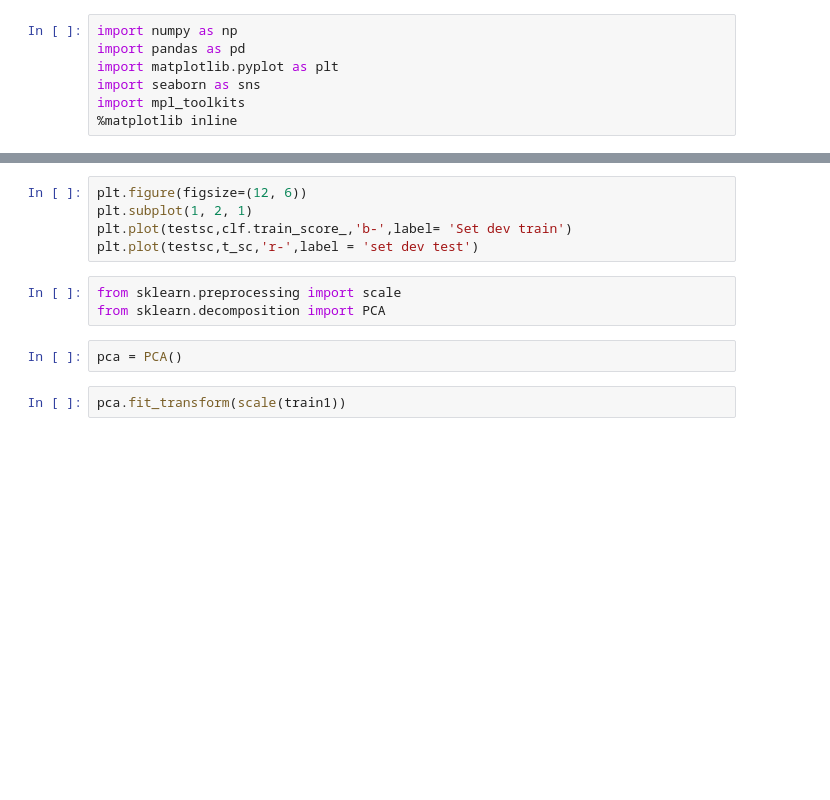
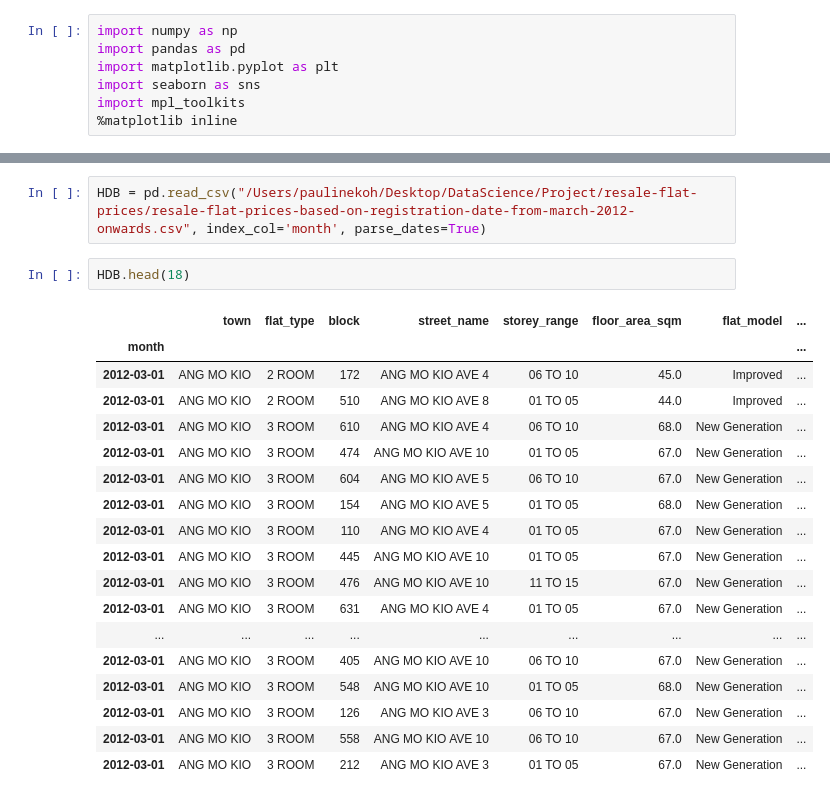
Before and after one commit to mecandoit/datascience, a Jupyter notebook: Housing.ipynb, the cells around one changed output, grey strips where cells are left out. Saved outputs shown, nothing was run; the diff lists cells and outputs as text; blank space fills up the shorter version.

Commit message:
Updating project

```diff
--- a/Housing.ipynb
+++ b/Housing.ipynb
@@ -180,12 +10,23 @@ testsc = np.arange((params['n_estimators']))+1
-# %%
-plt.figure(figsize=(12, 6))
-plt.subplot(1, 2, 1)
-plt.plot(testsc,clf.train_score_,'b-',label= 'Set dev train')
-plt.plot(testsc,t_sc,'r-',label = 'set dev test')
-# %%
-from sklearn.preprocessing import scale
-from sklearn.decomposition import PCA
-# %%
-pca = PCA()
-# %%
-pca.fit_transform(scale(train1))
+# %%
+HDB = pd.read_csv("/Users/paulinekoh/Desktop/DataScience/Project/resale-flat-prices/resale-flat-prices-based-on-registration-date-from-march-2012-onwards.csv", index_col='month', parse_dates=True)
+# %%
+HDB.head(18)
+# %% [output]
+|  | town | flat_type | block | street_name | storey_range | floor_area_sqm | flat_model | ... |
+| month |  |  |  |  |  |  |  | ... |
+| 2012-03-01 | ANG MO KIO | 2 ROOM | 172 | ANG MO KIO AVE 4 | 06 TO 10 | 45.0 | Improved | ... |
+| 2012-03-01 | ANG MO KIO | 2 ROOM | 510 | ANG MO KIO AVE 8 | 01 TO 05 | 44.0 | Improved | ... |
+| 2012-03-01 | ANG MO KIO | 3 ROOM | 610 | ANG MO KIO AVE 4 | 06 TO 10 | 68.0 | New Generation | ... |
+| 2012-03-01 | ANG MO KIO | 3 ROOM | 474 | ANG MO KIO AVE 10 | 01 TO 05 | 67.0 | New Generation | ... |
+| 2012-03-01 | ANG MO KIO | 3 ROOM | 604 | ANG MO KIO AVE 5 | 06 TO 10 | 67.0 | New Generation | ... |
+| 2012-03-01 | ANG MO KIO | 3 ROOM | 154 | ANG MO KIO AVE 5 | 01 TO 05 | 68.0 | New Generation | ... |
+| 2012-03-01 | ANG MO KIO | 3 ROOM | 110 | ANG MO KIO AVE 4 | 01 TO 05 | 67.0 | New Generation | ... |
+| 2012-03-01 | ANG MO KIO | 3 ROOM | 445 | ANG MO KIO AVE 10 | 01 TO 05 | 67.0 | New Generation | ... |
+| 2012-03-01 | ANG MO KIO | 3 ROOM | 476 | ANG MO KIO AVE 10 | 11 TO 15 | 67.0 | New Generation | ... |
+| 2012-03-01 | ANG MO KIO | 3 ROOM | 631 | ANG MO KIO AVE 4 | 01 TO 05 | 67.0 | New Generation | ... |
+| ... | ... | ... | ... | ... | ... | ... | ... | ... |
+| 2012-03-01 | ANG MO KIO | 3 ROOM | 405 | ANG MO KIO AVE 10 | 06 TO 10 | 67.0 | New Generation | ... |
+| 2012-03-01 | ANG MO KIO | 3 ROOM | 548 | ANG MO KIO AVE 10 | 01 TO 05 | 68.0 | New Generation | ... |
+| 2012-03-01 | ANG MO KIO | 3 ROOM | 126 | ANG MO KIO AVE 3 | 06 TO 10 | 67.0 | New Generation | ... |
+| 2012-03-01 | ANG MO KIO | 3 ROOM | 558 | ANG MO KIO AVE 10 | 06 TO 10 | 67.0 | New Generation | ... |
+| 2012-03-01 | ANG MO KIO | 3 ROOM | 212 | ANG MO KIO AVE 3 | 01 TO 05 | 67.0 | New Generation | ... |
```
Also changed, not shown: parts of 53 cells of this notebook.
